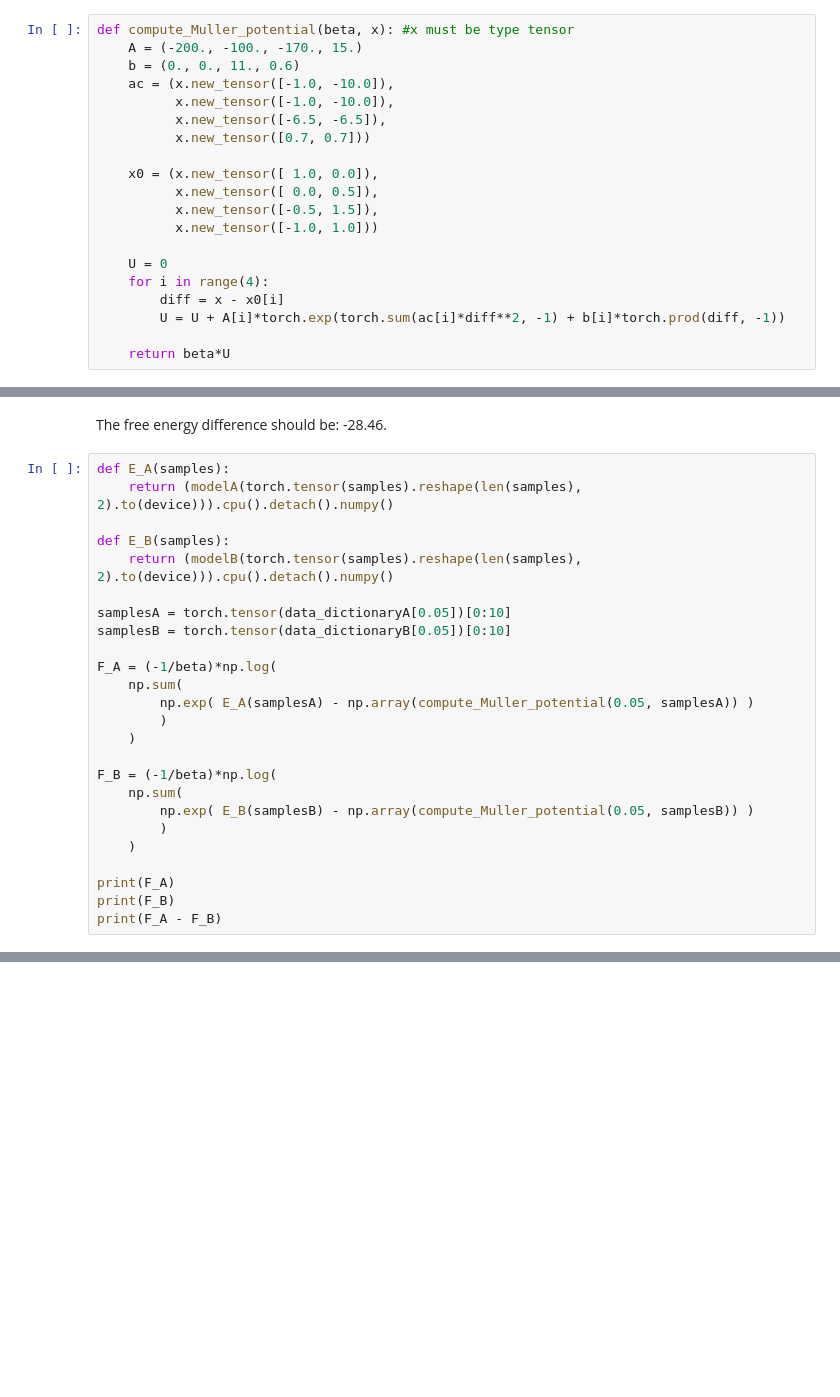
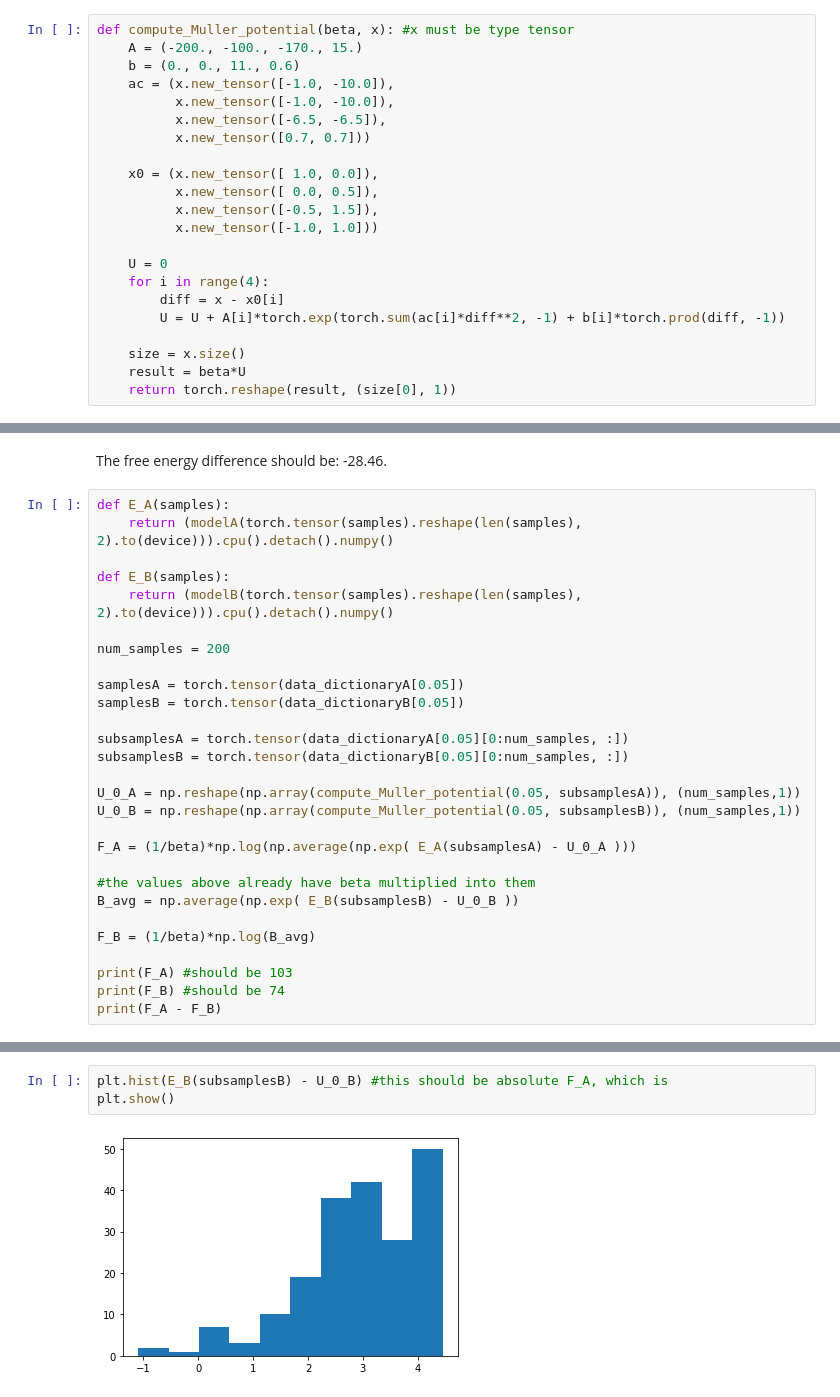
Before and after one commit to BloonCorps/IAP2022, a Jupyter notebook: my_experiments/NCE_absolute_F.ipynb, the cells around one changed output, grey strips where cells are left out. Saved outputs shown, nothing was run; the diff lists cells and outputs as text; blank space fills up the shorter version.

```diff
--- a/my_experiments/NCE_absolute_F.ipynb
+++ b/my_experiments/NCE_absolute_F.ipynb
@@ -37,4 +37,6 @@ def compute_Muller_potential(beta, x): #x must be type tensor
         diff = x - x0[i]
         U = U + A[i]*torch.exp(torch.sum(ac[i]*diff**2, -1) + b[i]*torch.prod(diff, -1))
 
-    return beta*U
+    size = x.size()
+    result = beta*U
+    return torch.reshape(result, (size[0], 1))
@@ -228,22 +174,25 @@ def E_A(samples):
 def E_B(samples):
     return (modelB(torch.tensor(samples).reshape(len(samples), 2).to(device))).cpu().detach().numpy()
 
-samplesA = torch.tensor(data_dictionaryA[0.05])[0:10]
-samplesB = torch.tensor(data_dictionaryB[0.05])[0:10]
+num_samples = 200
 
-F_A = (-1/beta)*np.log(
-    np.sum(
-        np.exp( E_A(samplesA) - np.array(compute_Muller_potential(0.05, samplesA)) )
-        )
-    )
+samplesA = torch.tensor(data_dictionaryA[0.05])
+samplesB = torch.tensor(data_dictionaryB[0.05])
 
-F_B = (-1/beta)*np.log(
-    np.sum(
-        np.exp( E_B(samplesB) - np.array(compute_Muller_potential(0.05, samplesB)) )
-        )
-    )
+subsamplesA = torch.tensor(data_dictionaryA[0.05][0:num_samples, :])
+subsamplesB = torch.tensor(data_dictionaryB[0.05][0:num_samples, :])
 
-print(F_A)
-print(F_B)
+U_0_A = np.reshape(np.array(compute_Muller_potential(0.05, subsamplesA)), (num_samples,1))
+U_0_B = np.reshape(np.array(compute_Muller_potential(0.05, subsamplesB)), (num_samples,1))
+
+F_A = (1/beta)*np.log(np.average(np.exp( E_A(subsamplesA) - U_0_A )))
+
+#the values above already have beta multiplied into them
+B_avg = np.average(np.exp( E_B(subsamplesB) - U_0_B ))
+
+F_B = (1/beta)*np.log(B_avg)
+
+print(F_A) #should be 103
+print(F_B) #should be 74
 print(F_A - F_B)
 # %% [output]
@@ -252,0 +202,5 @@ tensor(-2.5383)
+# %%
+plt.hist(E_B(subsamplesB) - U_0_B) #this should be absolute F_A, which is
+plt.show()
+# %% [output]
+[figure, added]
```
Also changed, not shown: parts of 18 cells of this notebook, 3 other files.
